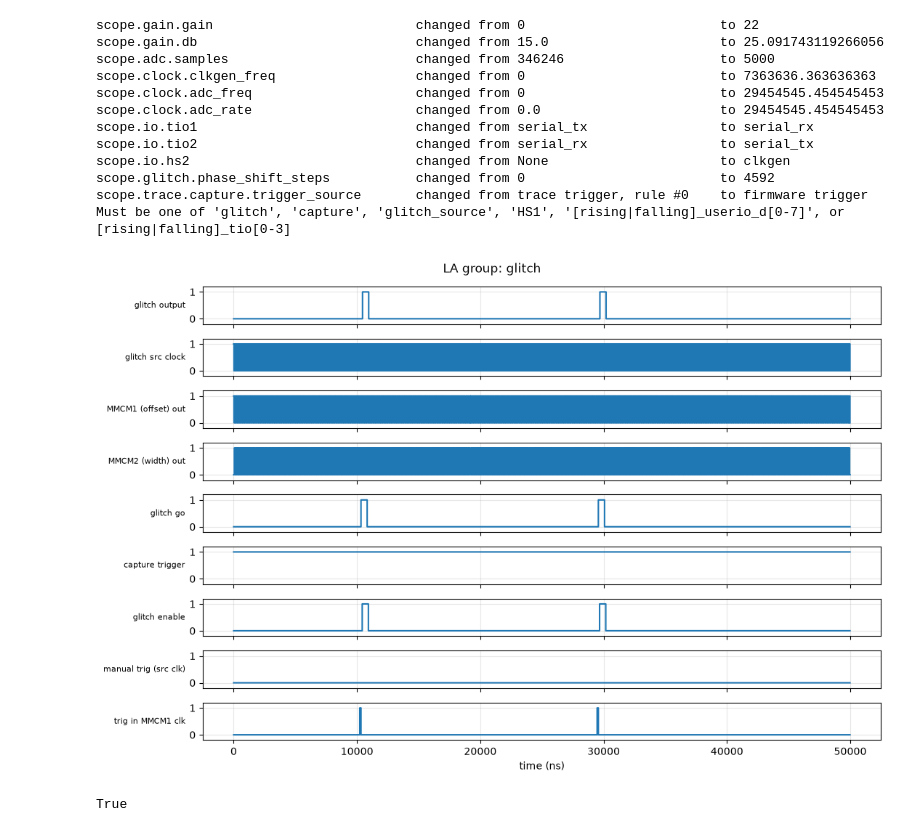
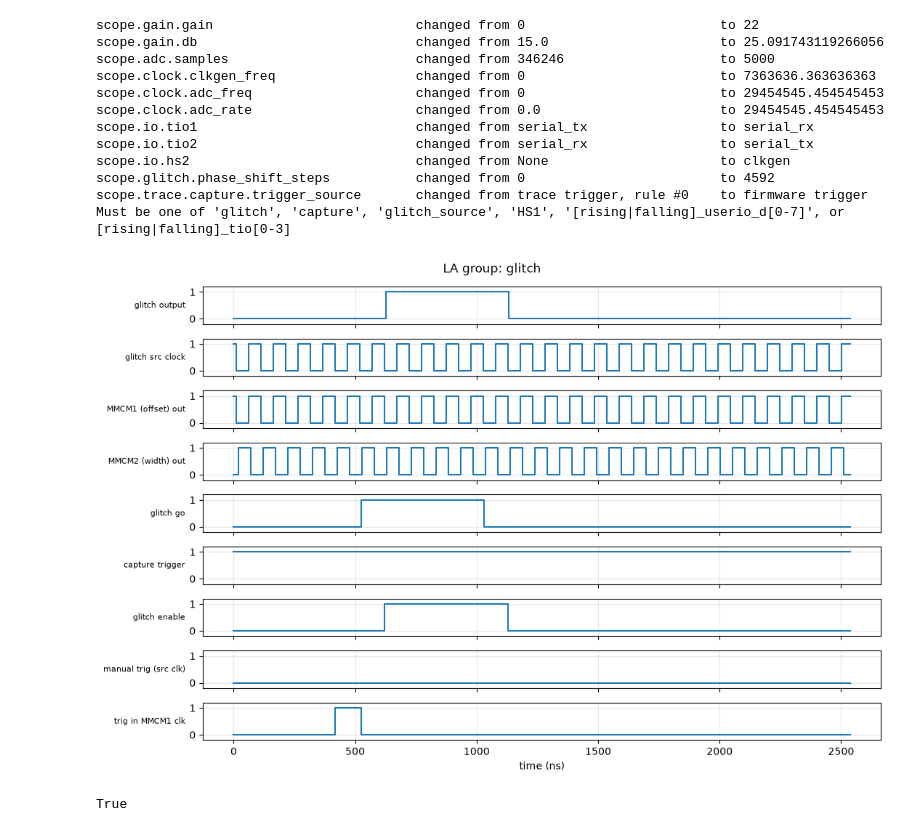
Before and after one commit to peter-hoch/chipwhisperer-jupyter, a Jupyter notebook: peters/GlitchTimingExample.ipynb, the cells around one changed output. Drawn from its saved outputs; the diff is of its cells as text; code cells hidden in the pictures.

Commit message:
glitch la sample

```diff
--- a/peters/GlitchTimingExample.ipynb
+++ b/peters/GlitchTimingExample.ipynb
@@ -2,6 +2,7 @@
 import chipwhisperer as cw
 import numpy as np
 import matplotlib.pyplot as plt
+import time
 
 LA_NAMES = {
     "glitch": [
@@ -30,20 +31,21 @@ scope.glitch.clk_src = "pll"
 # scope.glitch.trigger_src = "manual" # ext_offset is ignored if the trigger is manual
 scope.glitch.output = "enable_only"
 scope.glitch.trigger_src = "ext_single"
-scope.glitch.ext_offset = 100
+scope.glitch.ext_offset = 1
+scope.glitch.offset = 10
+scope.glitch.width = 10
 scope.glitch.repeat = 5
 
 # ---- logic analyzer setup ----
 scope.LA.enabled = True
 scope.LA.clk_source = "pll"
-scope.LA.oversampling_factor = 4
+scope.LA.oversampling_factor = 20
 scope.LA.downsample = 1
 scope.LA.capture_group = "glitch"
-scope.LA.capture_depth = 500
 scope.trigger.triggers = "tio4"       # use a free pin as trigger input
 scope.LA.trigger_source = "capture"   # LA starts on the capture trigger, before the glitch
                                       # Must be one of 'glitch', 'capture', 'glitch_source', 'HS1', '[rising|falling]_userio_d[0-7]', or [rising|falling]_tio[0-3]
-scope.LA.capture_depth = 2000         # 100 cycles at 4x oversampling is ~400 samples, 500 is too short
+scope.LA.capture_depth = 500         # 100 cycles at 4x oversampling is ~400 samples, 500 is too short
 
 try:
     scope.LA.trigger_source = "?"
@@ -66,32 +68,32 @@ sigs = [scope.LA.extract(raw, i) for i in range(n_ch)]
 f_la = scope.LA.sampling_clock_frequency / scope.LA.downsample
 t = np.arange(len(sigs[0])) / f_la * 1e9      # ns
 
 fig, axes = plt.subplots(n_ch, 1, figsize=(11, 1 + 0.7 * n_ch),
                          sharex=True, squeeze=False)
 for ax, name, sig in zip(axes[:, 0], names, sigs):
     ax.step(t, sig, where="post")
     ax.set_ylabel(name, rotation=0, ha="right", va="center", fontsize=8)
     ax.set_yticks([0, 1])
     ax.set_ylim(-0.2, 1.2)
     ax.grid(True, alpha=0.3)
 axes[-1, 0].set_xlabel("time (ns)")
 fig.suptitle(f"LA group: {scope.LA.capture_group}")
 plt.tight_layout()
 plt.show()
 
 scope.dis()
 # %% [output]
 scope.gain.gain                          changed from 0                         to 22
 scope.gain.db                            changed from 15.0                      to 25.091743119266056
 scope.adc.samples                        changed from 346246                    to 5000
 scope.clock.clkgen_freq                  changed from 0                         to 7363636.363636363
 scope.clock.adc_freq                     changed from 0                         to 29454545.454545453
 scope.clock.adc_rate                     changed from 0.0                       to 29454545.454545453
 scope.io.tio1                            changed from serial_tx                 to serial_rx
 scope.io.tio2                            changed from serial_rx                 to serial_tx
 scope.io.hs2                             changed from None                      to clkgen
 scope.glitch.phase_shift_steps           changed from 0                         to 4592
 scope.trace.capture.trigger_source       changed from trace trigger, rule #0    to firmware trigger
 Must be one of 'glitch', 'capture', 'glitch_source', 'HS1', '[rising|falling]_userio_d[0-7]', or [rising|falling]_tio[0-3]
-[figure, old version]
+[figure, new version]
 True
```
